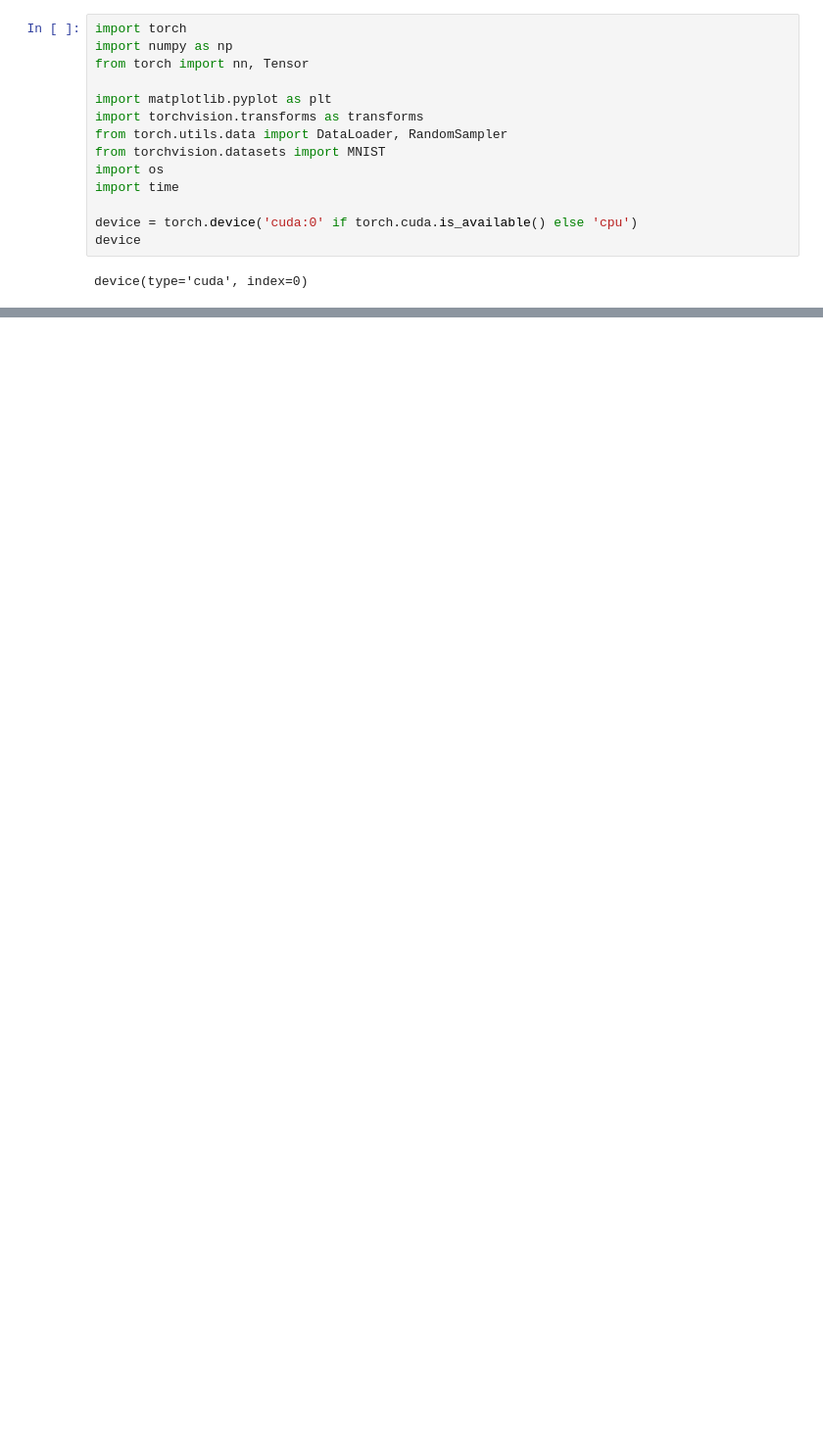
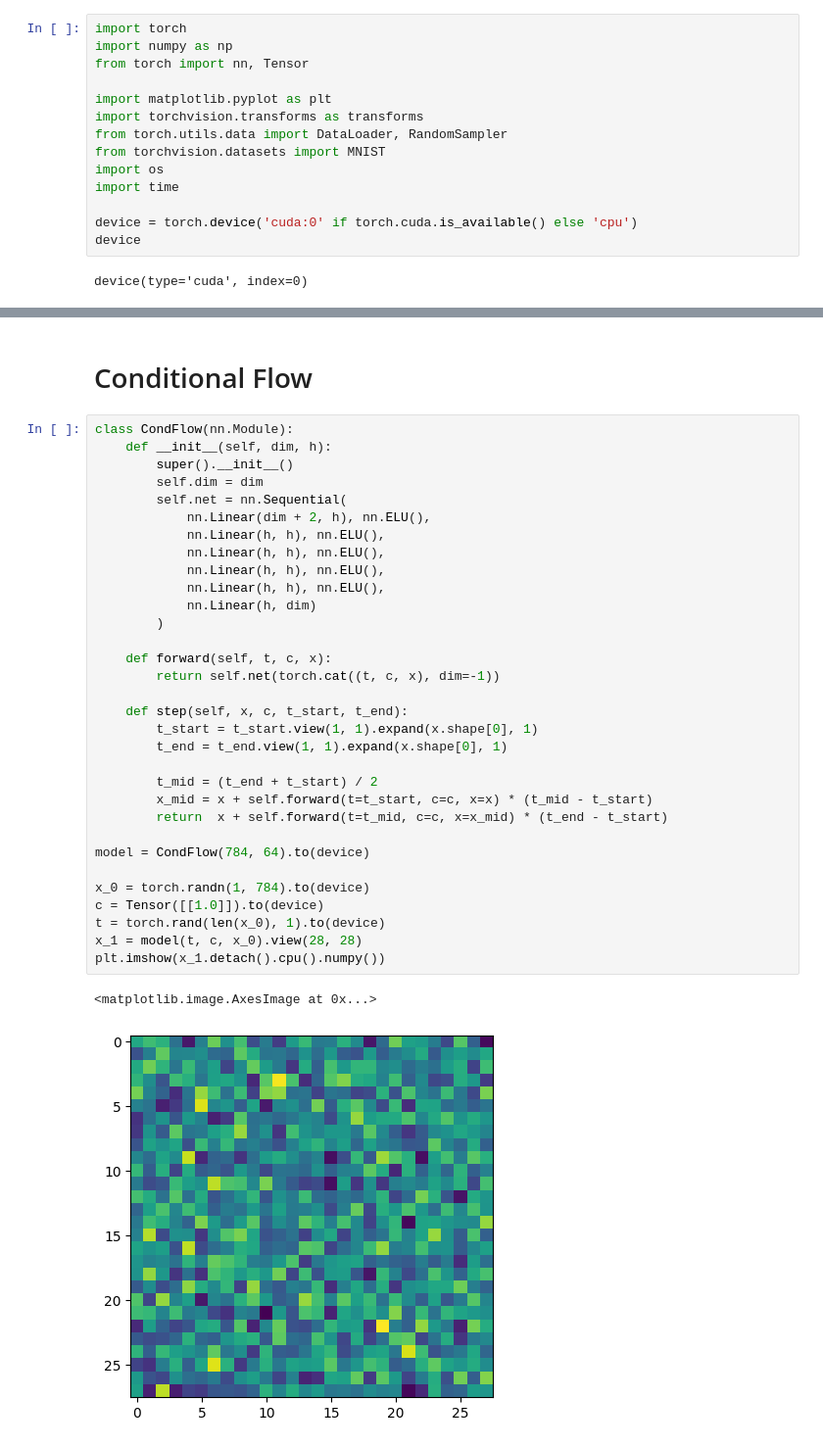
Before and after one commit to nidropakshin2/Amortized-learning, a Jupyter notebook: notebooks/MNIST_flow.ipynb, the cells around one changed output, grey strips where cells are left out. Shown at 98% size. Saved outputs shown, nothing was run; the diff lists cells and outputs as text; blank space fills up the shorter version.

```diff
--- a/notebooks/MNIST_flow.ipynb
+++ b/notebooks/MNIST_flow.ipynb
@@ -122 +198,38 @@ plt.imshow(x_1.detach().cpu().numpy())
+# %% [markdown]
+# Conditional Flow
+# %%
+class CondFlow(nn.Module):
+    def __init__(self, dim, h):
+        super().__init__()
+        self.dim = dim
+        self.net = nn.Sequential(
+            nn.Linear(dim + 2, h), nn.ELU(),
+            nn.Linear(h, h), nn.ELU(),
+            nn.Linear(h, h), nn.ELU(),
+            nn.Linear(h, h), nn.ELU(),
+            nn.Linear(h, h), nn.ELU(),
+            nn.Linear(h, dim)
+        )
+
+    def forward(self, t, c, x):
+        return self.net(torch.cat((t, c, x), dim=-1))
+
+    def step(self, x, c, t_start, t_end):
+        t_start = t_start.view(1, 1).expand(x.shape[0], 1)
+        t_end = t_end.view(1, 1).expand(x.shape[0], 1)
+
+        t_mid = (t_end + t_start) / 2
+        x_mid = x + self.forward(t=t_start, c=c, x=x) * (t_mid - t_start)
+        return  x + self.forward(t=t_mid, c=c, x=x_mid) * (t_end - t_start)
+
+model = CondFlow(784, 64).to(device)
+
+x_0 = torch.randn(1, 784).to(device)
+c = Tensor([[1.0]]).to(device)
+t = torch.rand(len(x_0), 1).to(device)
+x_1 = model(t, c, x_0).view(28, 28)
+plt.imshow(x_1.detach().cpu().numpy())
+# %% [output]
+<matplotlib.image.AxesImage at 0x...>
+[figure, added]
 # %%
```
Also changed, not shown: parts of 9 cells of this notebook.
